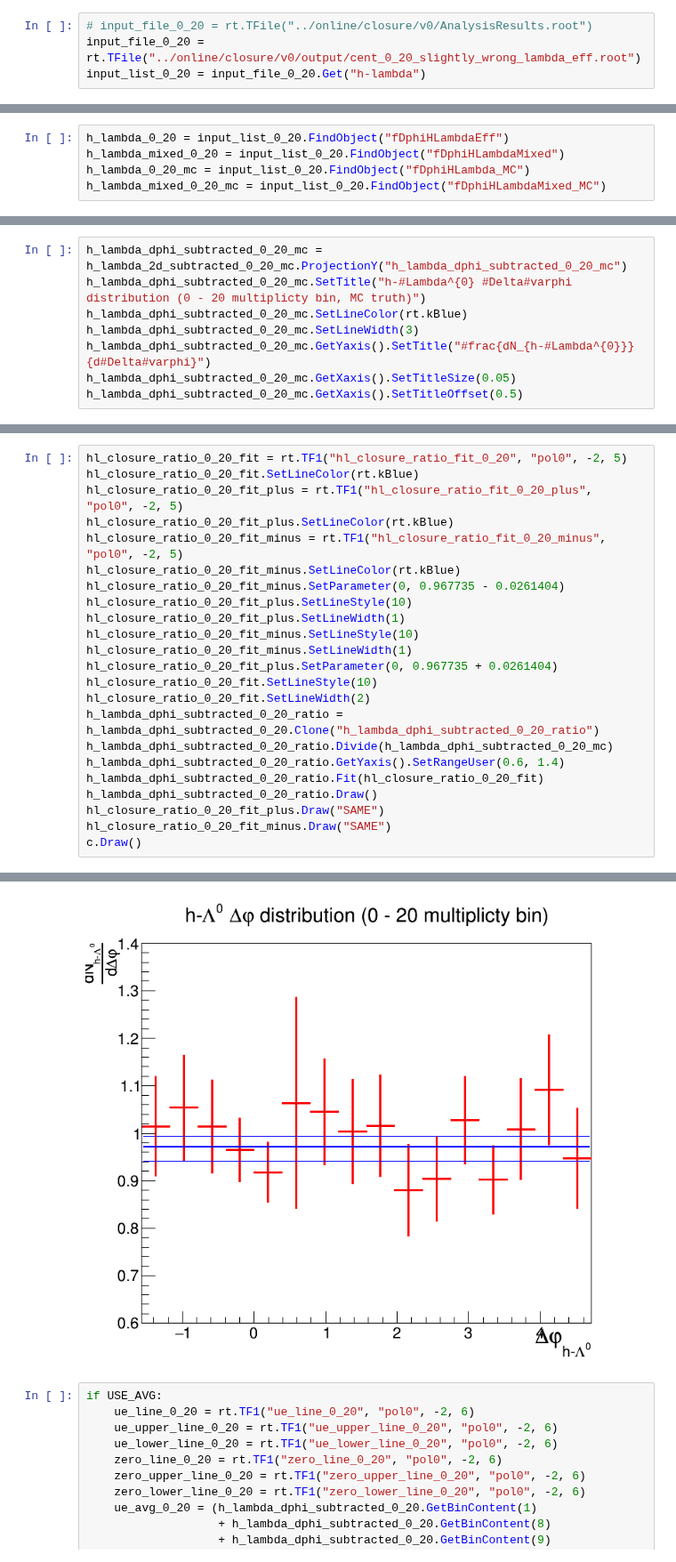
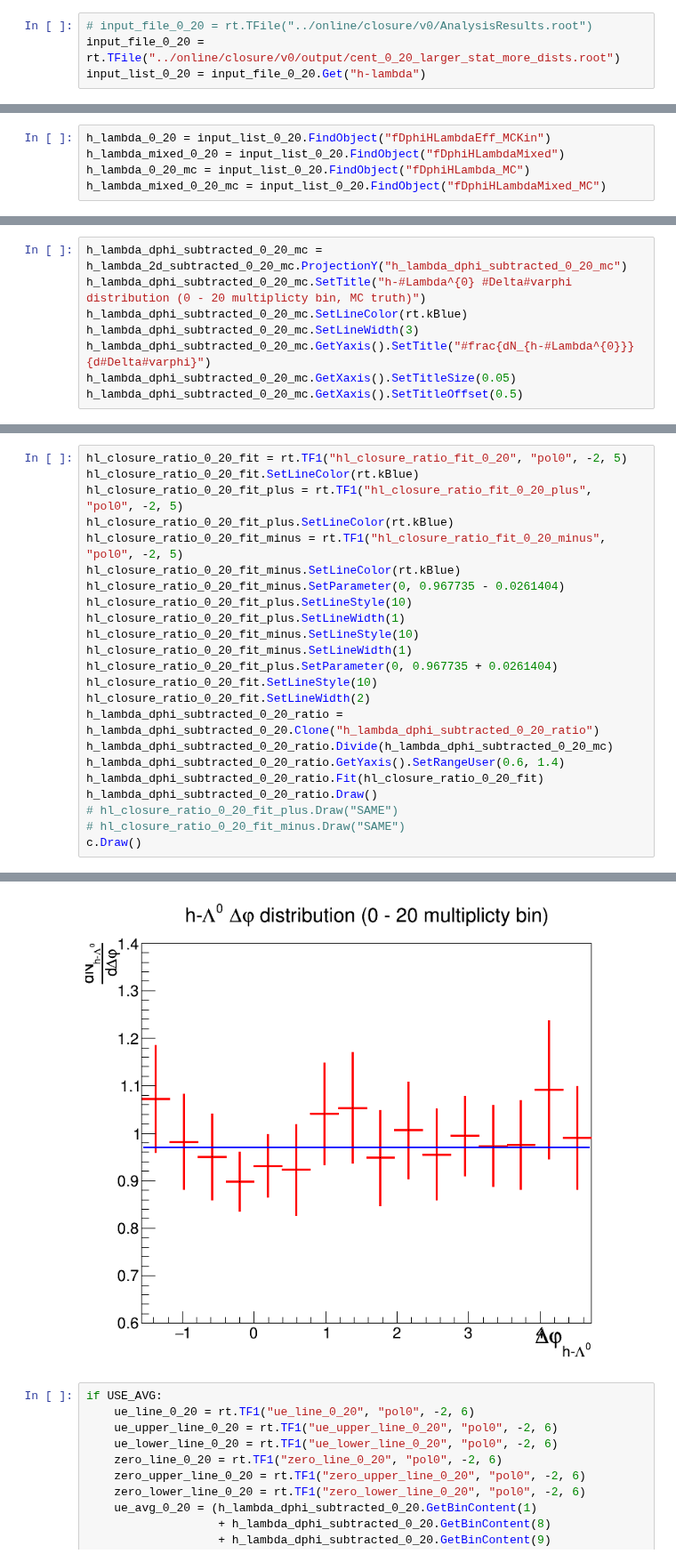
Before and after one commit to rhanniga/lambda-over-hadron, a Jupyter notebook: mc/offline/v0_closure_test.ipynb, the cells around one changed output, grey strips where cells are left out. Shown at 89% size. Cells and saved outputs as stored; diff of their text form.

```diff
--- a/mc/offline/v0_closure_test.ipynb
+++ b/mc/offline/v0_closure_test.ipynb
@@ -39,7 +39,7 @@ c = rt.TCanvas("main_canvas", "Main Canvas", 55, 55, 800, 700)
 Warning in <TCanvas::Constructor>: Deleting canvas with same name: main_canvas
 # %%
 # input_file_0_20 = rt.TFile("../online/closure/v0/AnalysisResults.root")
-input_file_0_20 = rt.TFile("../online/closure/v0/output/cent_0_20_slightly_wrong_lambda_eff.root")
+input_file_0_20 = rt.TFile("../online/closure/v0/output/cent_0_20_larger_stat_more_dists.root")
 input_list_0_20 = input_file_0_20.Get("h-lambda")
 # %%
 trig_dist_0_20 = input_list_0_20.FindObject("fTriggerDistEff_checkMC")
@@ -52,7 +52,7 @@ h_h_mixed_0_20 = input_list_0_20.FindObject("fDphiHHMixed")
 h_h_0_20_mc = input_list_0_20.FindObject("fDphiHH_MC")
 h_h_mixed_0_20_mc = input_list_0_20.FindObject("fDphiHHMixed_MC")
 # %%
-h_lambda_0_20 = input_list_0_20.FindObject("fDphiHLambdaEff")
+h_lambda_0_20 = input_list_0_20.FindObject("fDphiHLambdaEff_MCKin")
 h_lambda_mixed_0_20 = input_list_0_20.FindObject("fDphiHLambdaMixed")
 h_lambda_0_20_mc = input_list_0_20.FindObject("fDphiHLambda_MC")
 h_lambda_mixed_0_20_mc = input_list_0_20.FindObject("fDphiHLambdaMixed_MC")
@@ -653,8 +653,8 @@ h_lambda_dphi_subtracted_0_20_ratio.Divide(h_lambda_dphi_subtracted_0_20_mc)
 h_lambda_dphi_subtracted_0_20_ratio.GetYaxis().SetRangeUser(0.6, 1.4)
 h_lambda_dphi_subtracted_0_20_ratio.Fit(hl_closure_ratio_0_20_fit)
 h_lambda_dphi_subtracted_0_20_ratio.Draw()
-hl_closure_ratio_0_20_fit_plus.Draw("SAME")
-hl_closure_ratio_0_20_fit_minus.Draw("SAME")
+# hl_closure_ratio_0_20_fit_plus.Draw("SAME")
+# hl_closure_ratio_0_20_fit_minus.Draw("SAME")
 c.Draw()
 # %% [output]
 ****************************************
@@ -665,4 +665,4 @@ p0                        =     0.971014   +/-   0.023459
-[figure, old version]
+[figure, new version]
 # %%
 if USE_AVG:
     ue_line_0_20 = rt.TF1("ue_line_0_20", "pol0", -2, 6)
```
Also changed, not shown: parts of 32 cells of this notebook, 2 other files.
